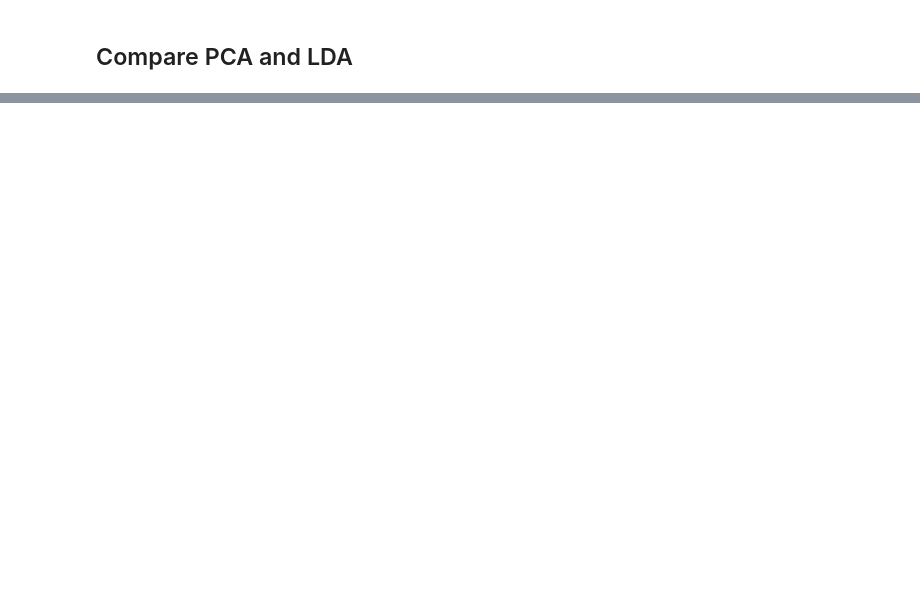
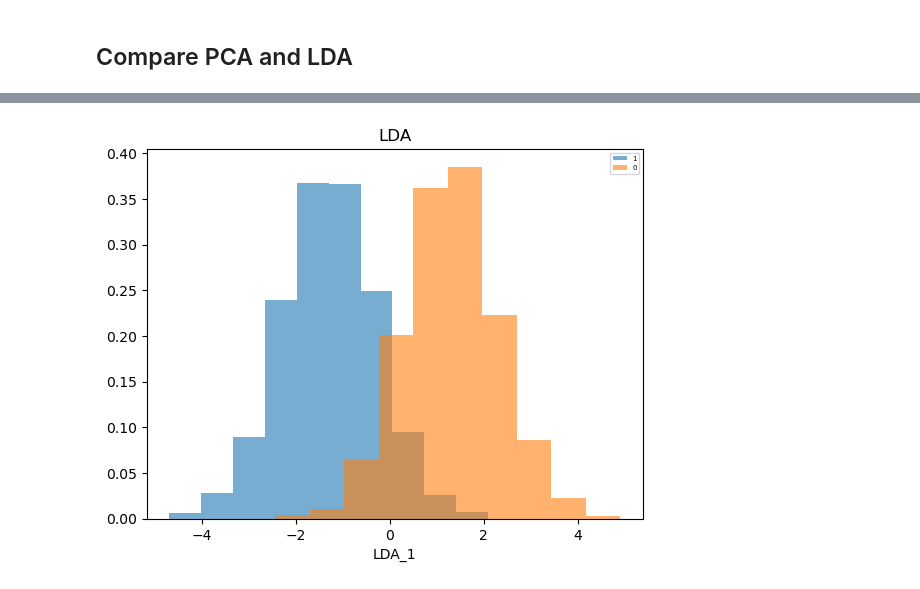
Before and after one commit to Artlima1/mlpr, a Jupyter notebook: labs/lab03/lab03.ipynb, the cells around one changed output, grey strips where cells are left out. Cells and saved outputs as stored; diff of their text form; code cells hidden in the pictures; blank space fills up the shorter version.

```diff
--- a/labs/lab03/lab03.ipynb
+++ b/labs/lab03/lab03.ipynb
@@ -177,0 +200,9 @@ PVAL[Dp_val[0] < threshold] = 1
+# %%
+from utils import get_PCs, get_LDs
+
+PCs = get_PCs(DTR, 2)
+Dp_pcs = np.dot(PCs.T, DTR)
+LDs = get_LDs(Dp_pcs, LTR, labels, 1)
+
+Dp_tr_pca_lda = np.dot(LDs.T, Dp_pcs)
+Dp_val_pca_lda = np.dot(LDs.T, np.dot(PCs.T, DVAL))
@@ -177,0 +312,17 @@ PVAL[Dp_val[0] < threshold] = 1
+# %%
+from utils import get_LDs
+
+W = get_LDs(D, L, labels, 1)
+Dp = np.dot(W.T, D)
+# %%
+plt.figure()
+plt.title("LDA")
+for l in labels:
+    data = Dp[0, L==l]
+    plt.hist(data, density=True, bins=10, histtype="barstacked", label=l, alpha=0.6)
+    plt.xlabel("LDA_1")
+plt.legend(fontsize=5)
+
+plt.show()
+# %% [output]
+[figure, added]
```
Also changed, not shown: parts of 46 cells of this notebook, 1 other file.
